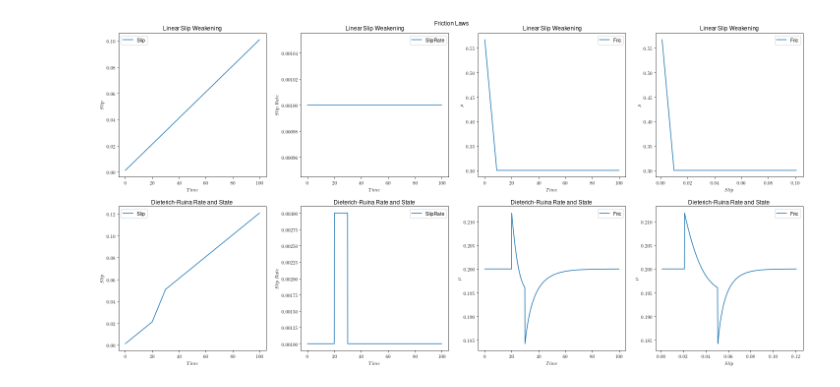
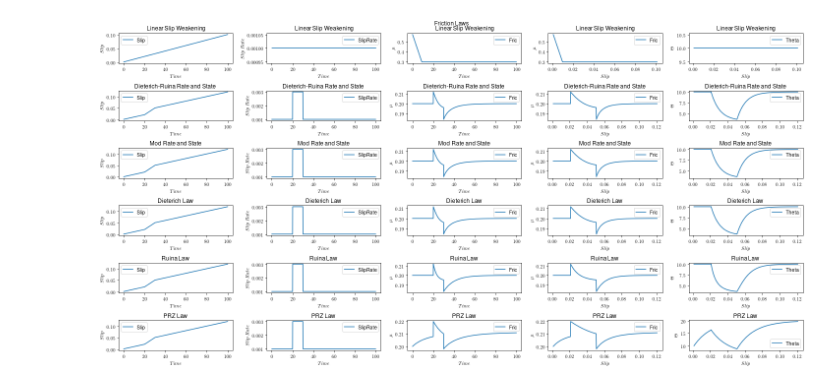
Before and after one commit to Nicolucas/TEAR, a Jupyter notebook: FrictionLaws/Python/Plotting.ipynb, the cells around one changed output. Cells and saved outputs as stored; diff of their text form; code cells hidden in the pictures.

Commit message:
Fixed to plot the new data available from the different state variable models

```diff
--- a/FrictionLaws/Python/Plotting.ipynb
+++ b/FrictionLaws/Python/Plotting.ipynb
@@ -15,7 +15,7 @@ def format_axes(fig):
         ax.tick_params(labelbottom=True, labelleft=True)
 
 def PlotRow(FileName, XLabel, YLabel, title, axis):
-    FrictionData = pd.read_csv(FileName,sep=";",header=None,names=["time", "Tau", "Slip", "SlipRate", "Fric"])
+    FrictionData = pd.read_csv(FileName,sep=";",header=None,names=["time", "Tau", "Slip", "SlipRate", "Fric","Theta"])
     FrictionData.plot(x=XLabel[0], y=YLabel[0], title = title, ax=axis)
     axis.set_xlabel(XLabel[1])
     axis.set_ylabel(YLabel[1])
@@ -25,25 +25,28 @@ def PlotRows(FileName,ListOfAxes,title):
     PlotRow(FileName, ["time","$Time$"], ["SlipRate","$Slip$ $Rate$"], title, ListOfAxes[1])
     PlotRow(FileName, ["time","$Time$"], ["Fric","$\mu$"], title, ListOfAxes[2])
     PlotRow(FileName, ["Slip","$Slip$"], ["Fric","$\mu$"], title, ListOfAxes[3])
+    PlotRow(FileName, ["Slip","$Slip$"], ["Theta","$\Theta$"], title, ListOfAxes[4])
 # %%
-ListFilenames=["../Output/TestSW.txt","../Output/TestSR.txt","../Output/TestModSR.txt"]
-Titles = ["Linear Slip Weakening", "Dieterich-Ruina Rate and State", "Mod Rate and State"]
+ListFilenames=["../Output/TestLSW.txt","../Output/TestRS_HealingLaw_NoThetaUp.txt","../Output/TestModRS_HealingLaw.txt",
+               "../Output/TestRS_HealingLaw.txt","../Output/TestRS_SlipLaw.txt","../Output/TestRS_PRZLaw.txt"]
+Titles = ["Linear Slip Weakening", "Dieterich-Ruina Rate and State", "Mod Rate and State",
+         "Dieterich Law","Ruina Law", "PRZ Law"]
 
 
 
 
 fig = plt.figure(constrained_layout=True, figsize=(20,10))
 
-gs = GridSpec(2, 4, figure=fig)
-for j in range(2):
-    ax1 = [fig.add_subplot(gs[j, i]) for i in range(4)]
+gs = GridSpec(6, 5, figure=fig)
+for j in range(6):
+    ax1 = [fig.add_subplot(gs[j, i]) for i in range(5)]
     PlotRows(ListFilenames[j],ax1,Titles[j])
 
 
 
 fig.suptitle("Friction Laws")
 format_axes(fig)
 
 plt.show()
 # %% [output]
-[figure, old version]
+[figure, new version]
```
